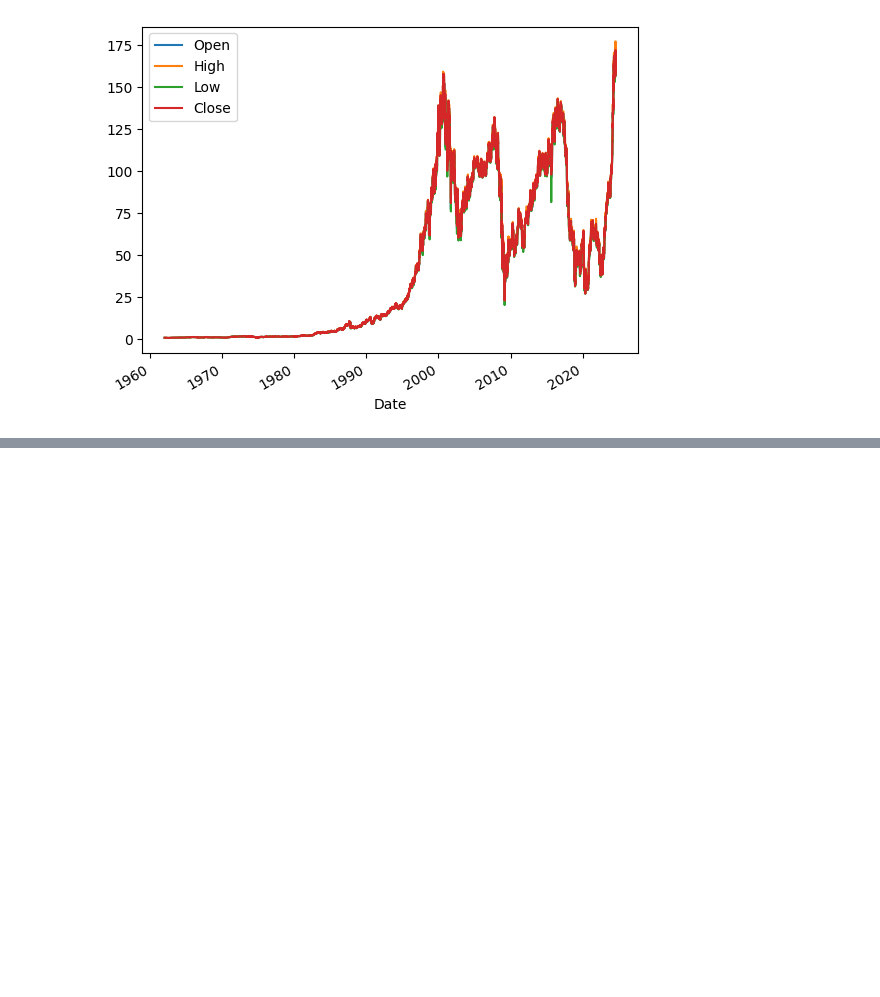
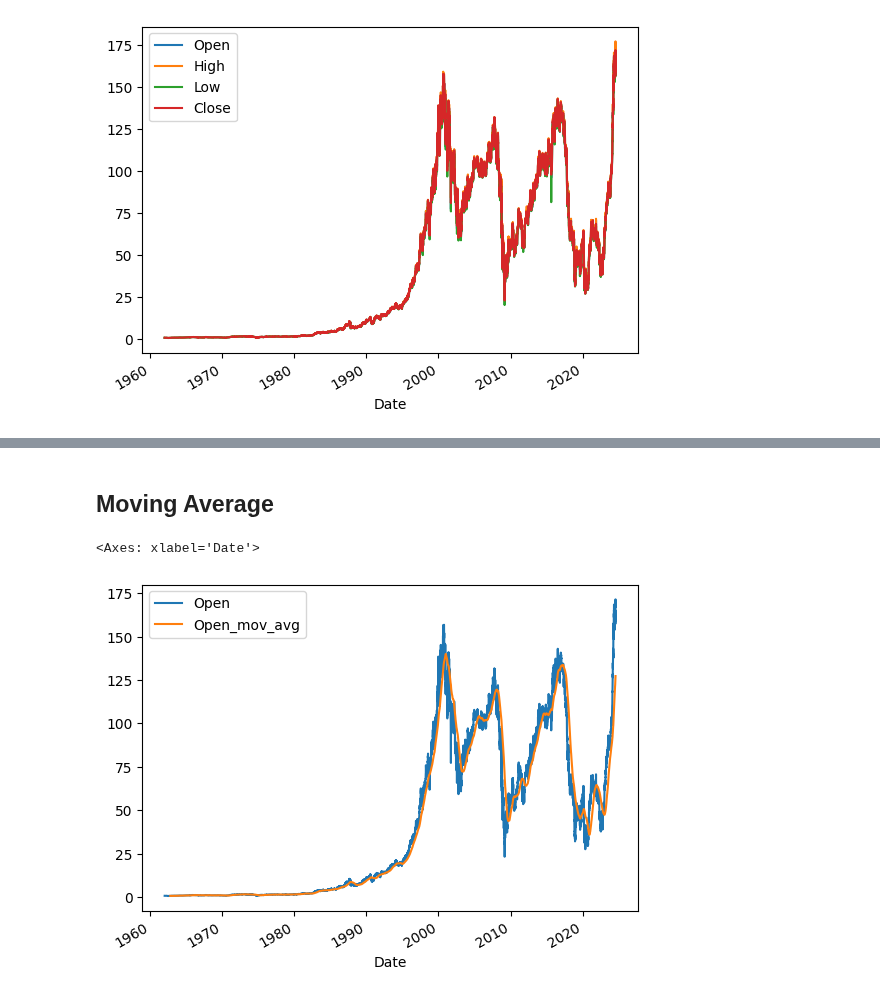
Before and after one commit to Aerospace87/ML-projects, a Jupyter notebook: tensorflow/Time_Series.ipynb, the cells around one changed output, grey strips where cells are left out. Drawn from its saved outputs; the diff is of its cells as text; code cells hidden in the pictures; blank space fills up the shorter version.

Commit message:
Implementation of a moving average that given a number of time steps (window_size) compute the average at a certain time using the previous window_size  values

```diff
--- a/tensorflow/Time_Series.ipynb
+++ b/tensorflow/Time_Series.ipynb
@@ -34 +34,37 @@ hist.describe()
 | max | 171.500000 | 177.199997 | 167.815951 | 172.000000 |
+# %% [markdown]
+## Moving Average
+# %%
+import numpy as np
+import pandas as pd
+
+def moving_average_forecast(series, window_size):
+  """Forecasts the mean of the last few values.
+     If window_size=1, then this is equivalent to naive forecast
+     This implementation is *much* faster than the previous one"""
+  mov = np.cumsum(series)
+
+  # This is necessary because to subtract two pandas series it is necessary
+  # That both series have the same index. Therefore we force the series
+  # mov[window_size:] and mov[:-window_size] to have the same index
+
+  index = pd.Index(
+      list(
+          range(mov.size - window_size)
+      )
+  )
+
+  mov[window_size:] = mov[window_size:].set_axis(index)- mov[:-window_size].set_axis(index)
+
+  return mov[window_size - 1:-1] / window_size
+# %%
+window_size = 200
+
+for col in hist.columns:
+  mov_average_col = col + "_mov_avg"
+  hist[mov_average_col] = moving_average_forecast(hist[col], window_size)
+# %%
+hist.reset_index().plot(x="Date", y= ["Open", "Open_mov_avg"])
+# %% [output]
+<Axes: xlabel='Date'>
+[figure, added]
```
Also changed, not shown: parts of 1 cell of this notebook.
